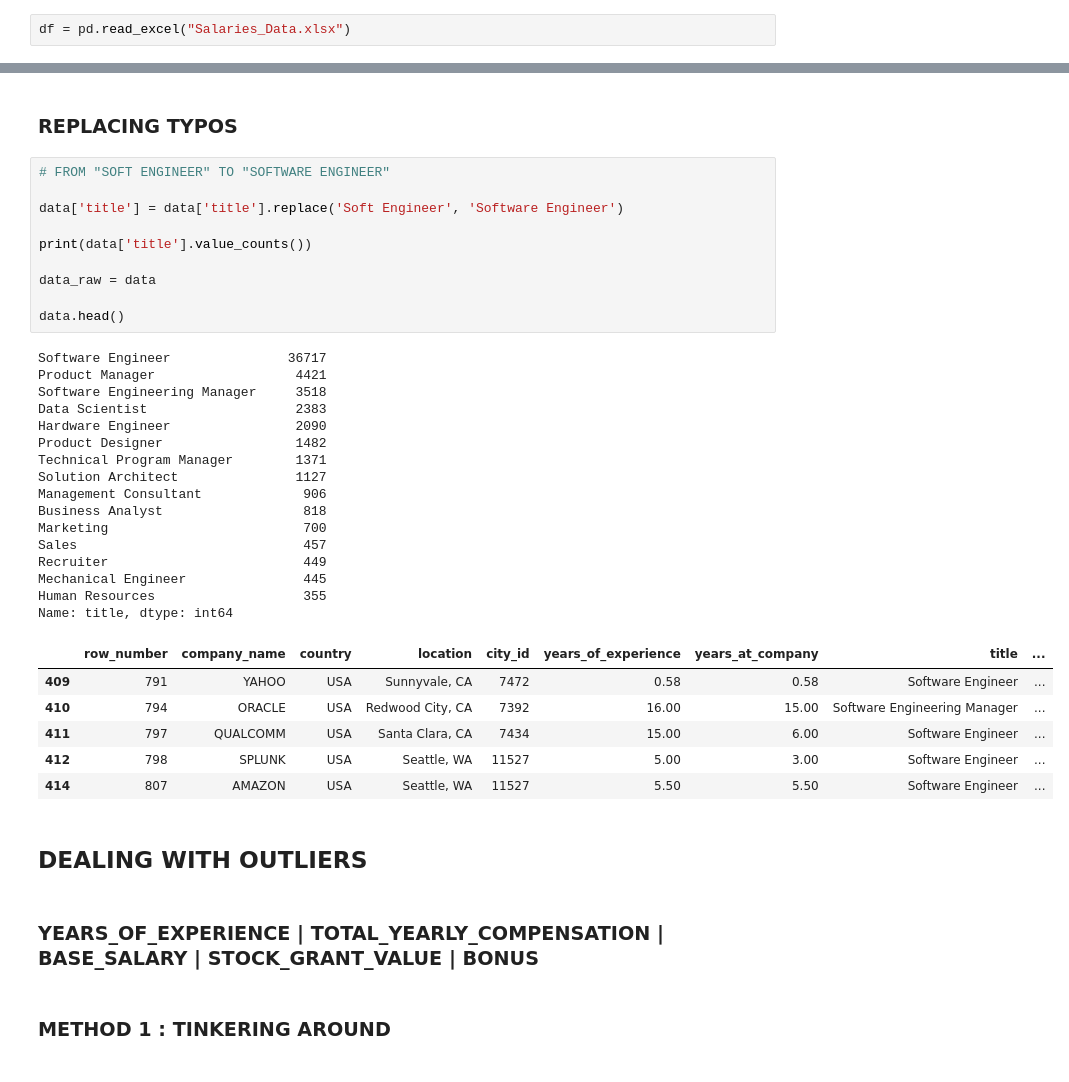
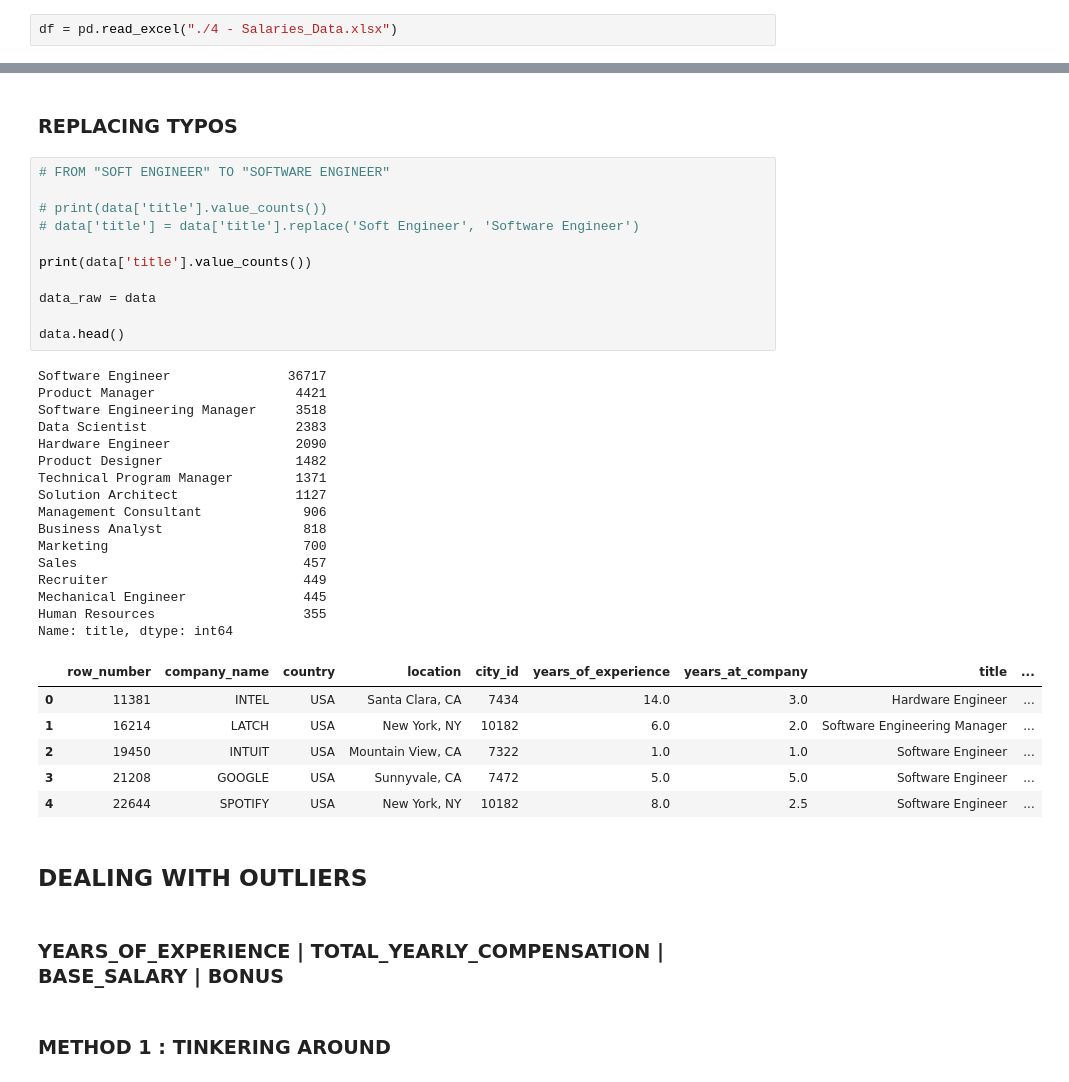
Before and after one commit to basakbuluttekin/Data_Analysis_Tech_World_Salaries, a Jupyter notebook: Data_Preparation_-_FINAL.ipynb, the cells around one changed output, grey strips where cells are left out. Cells and saved outputs as stored; diff of their text form.

```diff
--- a/Data_Preparation_-_FINAL.ipynb
+++ b/Data_Preparation_-_FINAL.ipynb
@@ -10,7 +10,7 @@ import re
 # %% [markdown]
 ## IMPORT & READ FILE
 # %%
-df = pd.read_excel("Salaries_Data.xlsx")
+df = pd.read_excel("./4 - Salaries_Data.xlsx")
 # %% [markdown]
 ## CLONING DATA (IN ORDER NOT TO RELOAD .CSV EACH TIME)
 # %%
@@ -212,40 +212,41 @@ data.head(2)
 # %%
 # FROM "SOFT ENGINEER" TO "SOFTWARE ENGINEER"
 
-data['title'] = data['title'].replace('Soft Engineer', 'Software Engineer')
+# print(data['title'].value_counts())
+# data['title'] = data['title'].replace('Soft Engineer', 'Software Engineer')
 
 print(data['title'].value_counts())
 
 data_raw = data
 
 data.head()
 # %% [output]
 Software Engineer               36717
 Product Manager                  4421
 Software Engineering Manager     3518
 Data Scientist                   2383
 Hardware Engineer                2090
 Product Designer                 1482
 Technical Program Manager        1371
 Solution Architect               1127
 Management Consultant             906
 Business Analyst                  818
 Marketing                         700
 Sales                             457
 Recruiter                         449
 Mechanical Engineer               445
 Human Resources                   355
 Name: title, dtype: int64
 |  | row_number | company_name | country | location | city_id | years_of_experience | years_at_company | title | ... |
-| 409 | 791 | YAHOO | USA | Sunnyvale, CA | 7472 | 0.58 | 0.58 | Software Engineer | ... |
-| 410 | 794 | ORACLE | USA | Redwood City, CA | 7392 | 16.00 | 15.00 | Software Engineering Manager | ... |
-| 411 | 797 | QUALCOMM | USA | Santa Clara, CA | 7434 | 15.00 | 6.00 | Software Engineer | ... |
-| 412 | 798 | SPLUNK | USA | Seattle, WA | 11527 | 5.00 | 3.00 | Software Engineer | ... |
-| 414 | 807 | AMAZON | USA | Seattle, WA | 11527 | 5.50 | 5.50 | Software Engineer | ... |
+| 0 | 11381 | INTEL | USA | Santa Clara, CA | 7434 | 14.0 | 3.0 | Hardware Engineer | ... |
+| 1 | 16214 | LATCH | USA | New York, NY | 10182 | 6.0 | 2.0 | Software Engineering Manager | ... |
+| 2 | 19450 | INTUIT | USA | Mountain View, CA | 7322 | 1.0 | 1.0 | Software Engineer | ... |
+| 3 | 21208 | GOOGLE | USA | Sunnyvale, CA | 7472 | 5.0 | 5.0 | Software Engineer | ... |
+| 4 | 22644 | SPOTIFY | USA | New York, NY | 10182 | 8.0 | 2.5 | Software Engineer | ... |
 # %% [markdown]
 ## DEALING WITH OUTLIERS
 # %% [markdown]
-### YEARS_OF_EXPERIENCE | TOTAL_YEARLY_COMPENSATION | BASE_SALARY | STOCK_GRANT_VALUE | BONUS
+### YEARS_OF_EXPERIENCE | TOTAL_YEARLY_COMPENSATION | BASE_SALARY | BONUS
 # %% [markdown]
 ### METHOD 1 : TINKERING AROUND
 # %%
```
Also changed, not shown: parts of 19 cells of this notebook, 1 other file.
